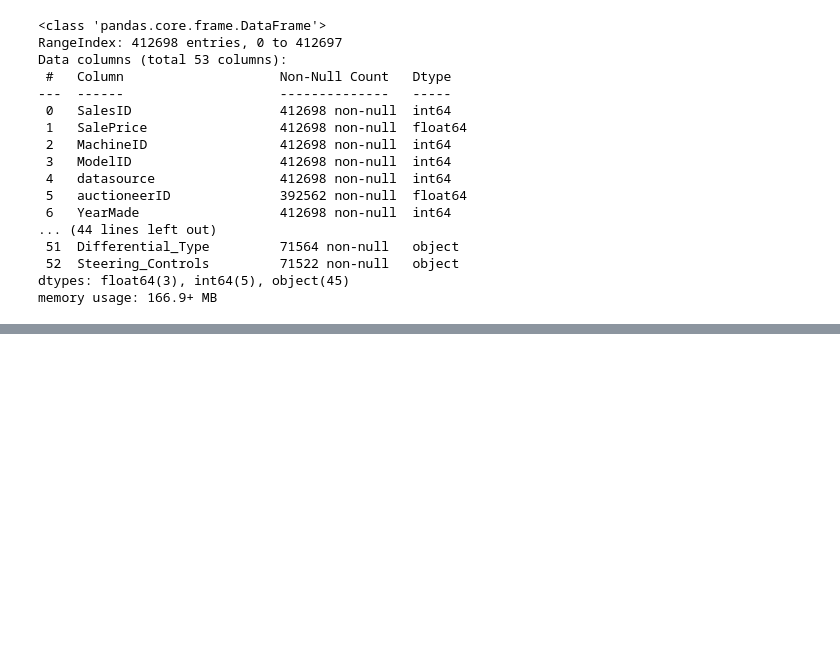
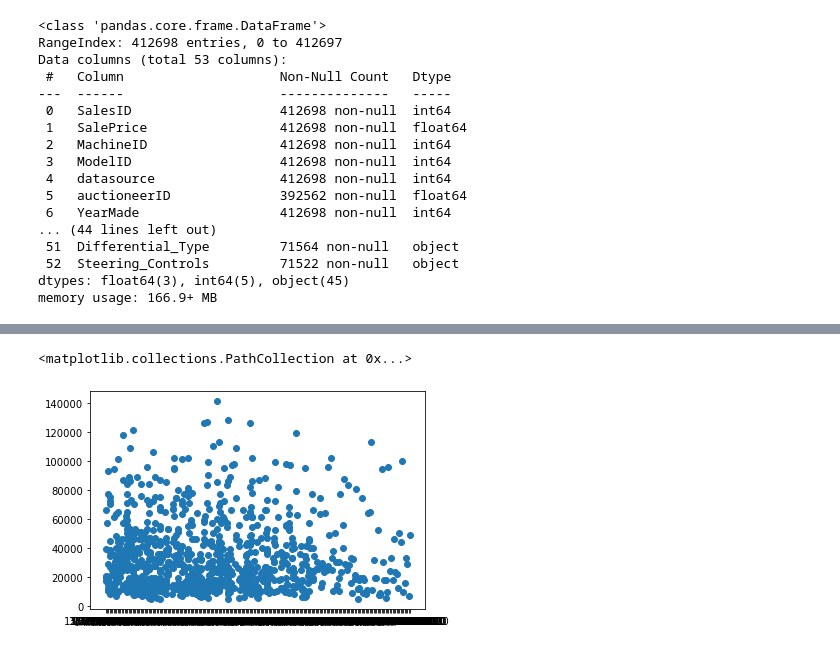
Before and after one commit to cecxli/bluebook_for_bulldozers, a Jupyter notebook: bluebook_bulldozers.ipynb, the cells around one changed output, grey strips where cells are left out. Drawn from its saved outputs; the diff is of its cells as text; code cells hidden in the pictures; blank space fills up the shorter version.

```diff
--- a/bluebook_bulldozers.ipynb
+++ b/bluebook_bulldozers.ipynb
@@ -5,5 +7,5 @@ import matplotlib.pyplot as plt
 # %%
-data = pd.read_csv('bluebook-for-bulldozers/TrainAndValid.csv')
+data = pd.read_csv('D:/data_folder/bulldozer/TrainAndValid.csv')
 # %%
 data.shape, data.dtypes
 # %% [output]
@@ -56,3 +58,9 @@ data.describe()
 | 50% | 1.645852e+06 | 24000.000000 | 1.284397e+06 | 4605.000000 | 132.000000 | 2.000000 | 1995.000000 | 0.000000e+00 |
 | 75% | 2.261012e+06 | 40000.000000 | 1.478079e+06 | 8899.000000 | 136.000000 | 4.000000 | 2001.000000 | 3.209000e+03 |
 | max | 6.333349e+06 | 142000.000000 | 2.486330e+06 | 37198.000000 | 173.000000 | 99.000000 | 2014.000000 | 2.483300e+06 |
+# %%
+fig, ax = plt.subplots()
+ax.scatter(data["saledate"][:1000], data["SalePrice"][:1000])
+# %% [output]
+<matplotlib.collections.PathCollection at 0x...>
+[figure, added]
```
Also changed, not shown: parts of 11 cells of this notebook.
